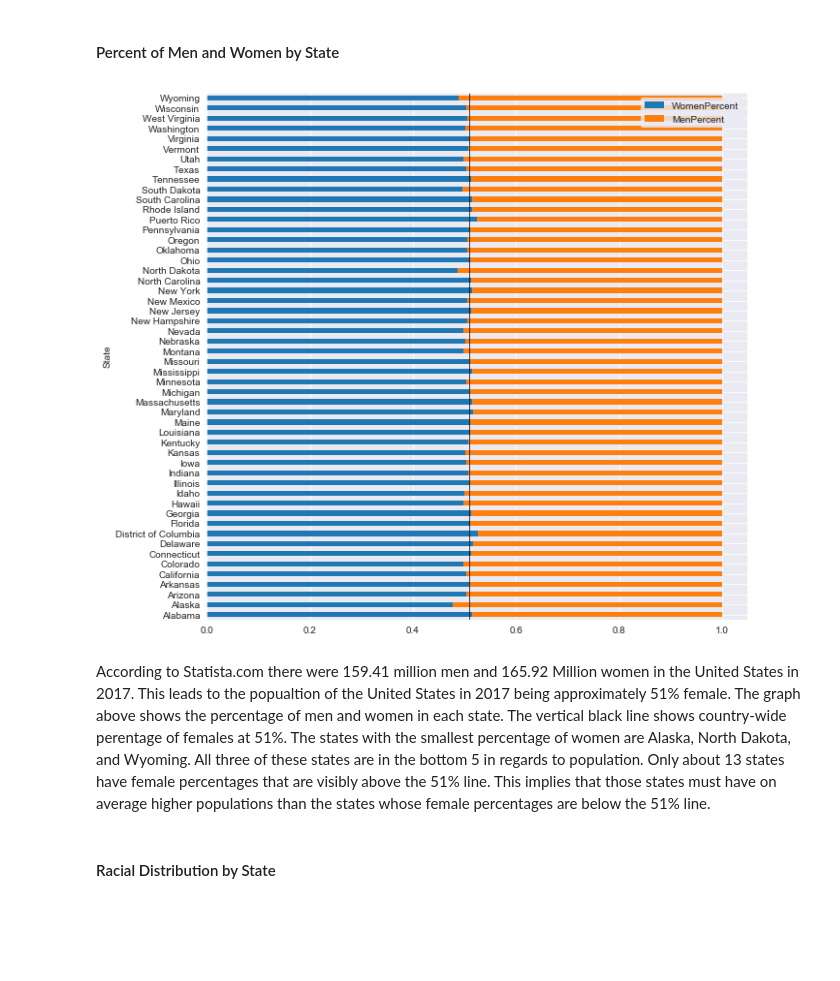
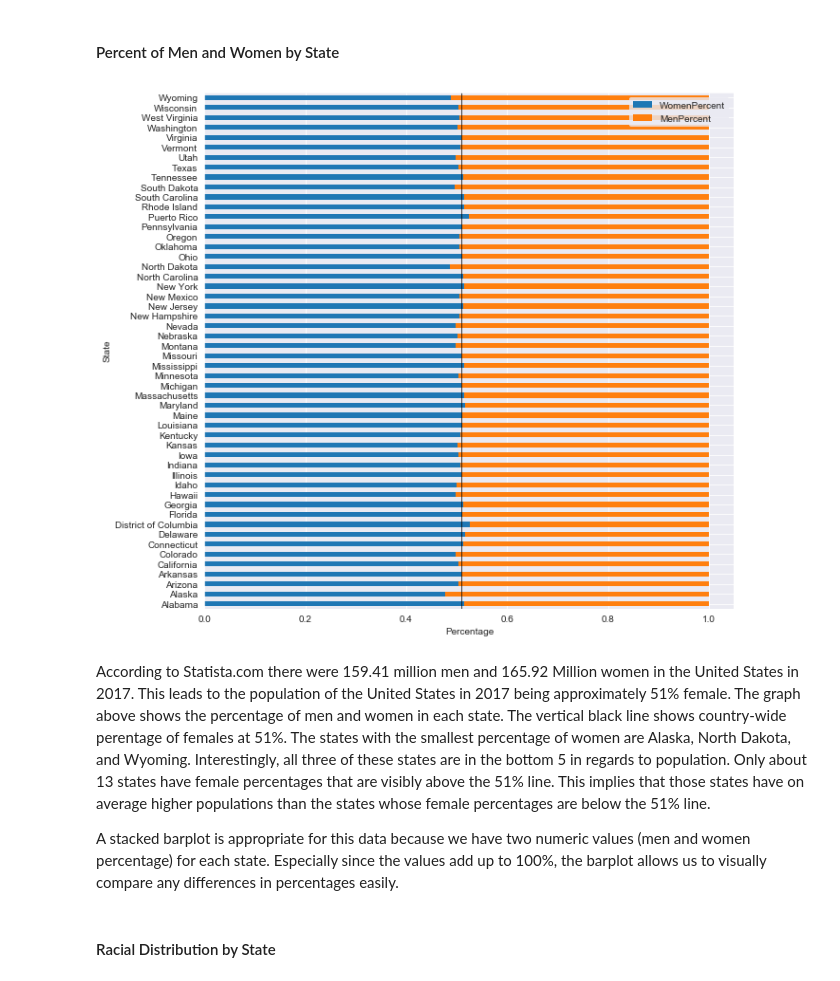
Before and after one commit to kmrollins/MSDS7331-Labs, a Jupyter notebook: MSDS7331-Lab1.ipynb, the cells around one changed output. Cells and saved outputs as stored; diff of their text form; code cells hidden in the pictures; blank space fills up the shorter version.

Commit message:
More comments in visualize attributes section

```diff
--- a/MSDS7331-Lab1.ipynb
+++ b/MSDS7331-Lab1.ipynb
@@ -461,18 +467,21 @@ These boxplots indicate that income and income per capita are very heavily skewe
 # %%
 # Bar chart of the percentage of men and women in each state. Summed the data by state and then calculated
 # percentages of men and women by state.
 sns.set_style("darkgrid")
 df_sum = df_17_cln.groupby(by=df_17_cln.State).sum()
 df_sum.head()
 df_sum['WomenPercent'] = df_sum['Women']/df_sum['TotalPop']
 df_sum['MenPercent'] = df_sum['Men']/df_sum['TotalPop']
 df_GenderPerc = df_sum.loc[: ,['WomenPercent', 'MenPercent']]
 df_GenderPerc.plot(figsize= (10,10), kind='barh', stacked=True)
-plt.axvline(x=0.51, linewidth=0.75, color='black');
+plt.axvline(x=0.51, linewidth=0.75, color='black')
+plt.xlabel('Percentage');
 # %% [output]
-[figure, old version]
+[figure, new version]
 # %% [markdown]
-According to Statista.com there were 159.41 million men and 165.92 Million women in the United States in 2017. This leads to the popualtion of the United States in 2017 being approximately 51% female. The graph above shows the percentage of men and women in each state. The vertical black line shows country-wide perentage of females at 51%. The states with the smallest percentage of women are Alaska, North Dakota, and Wyoming. All three of these states are in the bottom 5 in regards to population. Only about 13 states have female percentages that are visibly above the 51% line. This implies that those states must have on average higher populations than the states whose female percentages are below the 51% line.
+According to Statista.com there were 159.41 million men and 165.92 Million women in the United States in 2017. This leads to the population of the United States in 2017 being approximately 51% female. The graph above shows the percentage of men and women in each state. The vertical black line shows country-wide perentage of females at 51%. The states with the smallest percentage of women are Alaska, North Dakota, and Wyoming. Interestingly, all three of these states are in the bottom 5 in regards to population. Only about 13 states have female percentages that are visibly above the 51% line. This implies that those states have on average higher populations than the states whose female percentages are below the 51% line.
+
+A stacked barplot is appropriate for this data because we have two numeric values (men and women percentage) for each state. Especially since the values add up to 100%, the barplot allows us to visually compare any differences in percentages easily.
 # %% [markdown]
 #### Racial Distribution by State
 # %%
```
Also changed, not shown: parts of 22 cells of this notebook.
